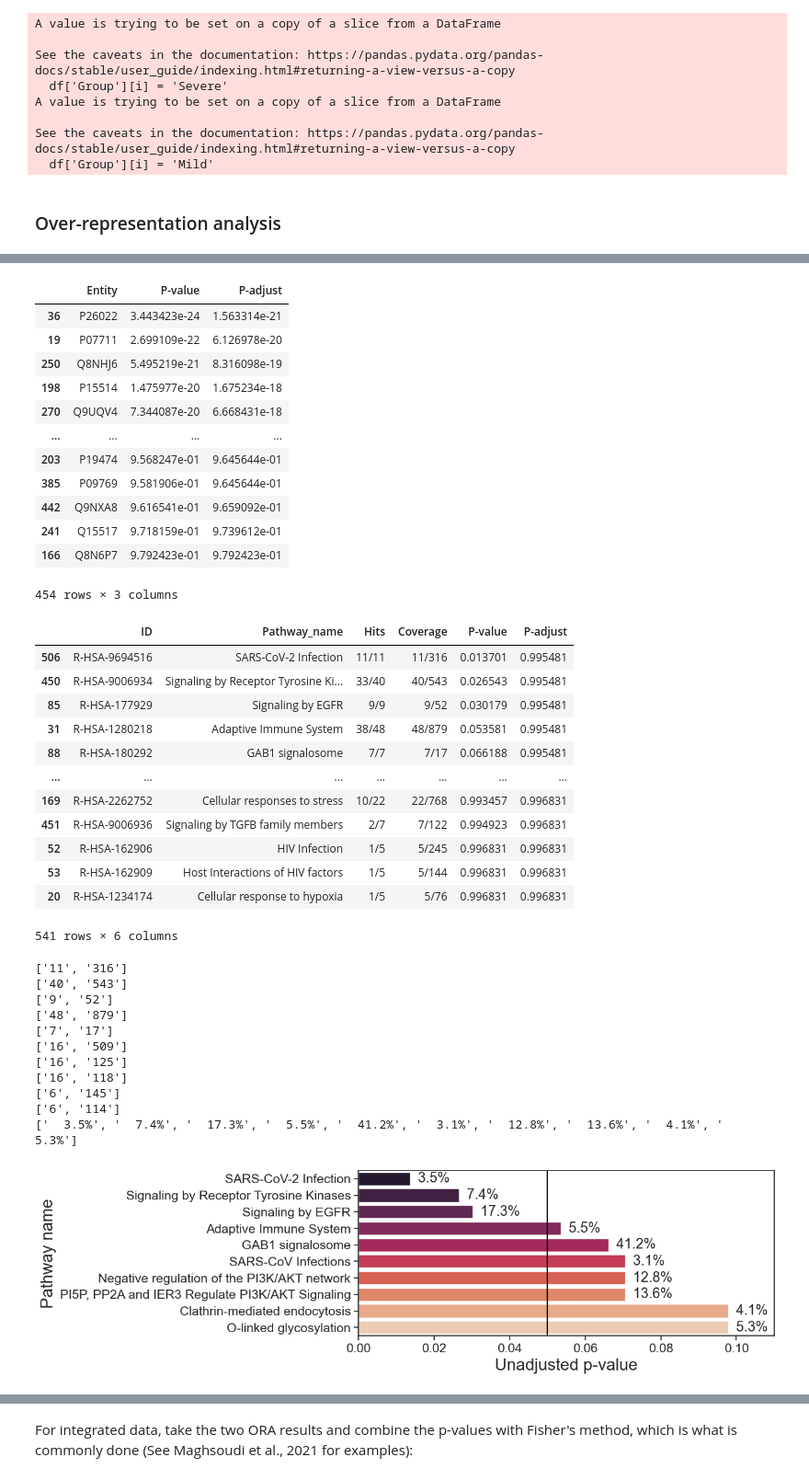
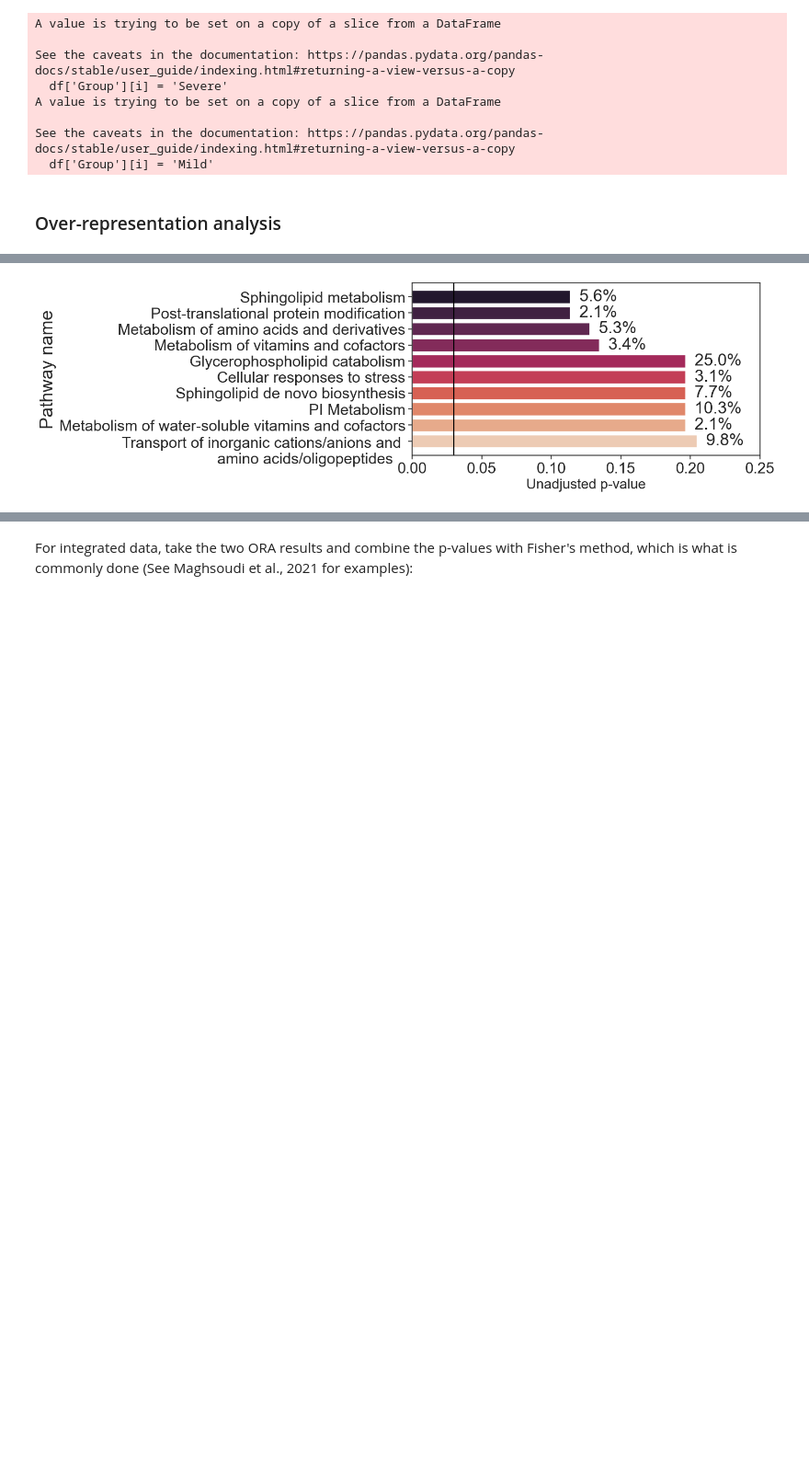
Before and after one commit to j-keung/multiomics-pathway-analysis, a Jupyter notebook: main_scripts/conventional_PA.ipynb, the cells around one changed output, grey strips where cells are left out. Shown at 92% size. Drawn from its saved outputs; the diff is of its cells as text; code cells hidden in the pictures; blank space fills up the shorter version.

```diff
--- a/main_scripts/conventional_PA.ipynb
+++ b/main_scripts/conventional_PA.ipynb
@@ -38,17 +77,11 @@ See the caveats in the documentation: https://pandas.pydata.org/pandas-docs/stab
+# %%
+#Change name to have a line break otherwise it won't fit on the plot
+top_10_pathways.Pathway_name[62] = '\n Transport of inorganic cations/anions and \n amino acids/oligopeptides   '
 # %%
-#Initiate an ORA object
-ora = sspa.sspa_ora(df.iloc[:,:-2], df["Group"], reactome_pathways, 0.05, custom_background=None)
-#Carry out ORA
-ora_res = ora.over_representation_analysis()
-print(len(ora.DA_molecules))
-display(ora.DA_test_res.sort_values(by="P-value"))
-display(ora_res.sort_values(by="P-value"))
 
+plt.figure(figsize=(9, 4.5))
 
-top_10_pathways = ora_res.sort_values(by="P-value").iloc[0:10, :]
-plt.figure(figsize=(9, 3.6))
-
-sns.set(font_scale = 1.4)
+sns.set(font_scale = 2)
 sns.set_style("ticks") # same as "white" but with ticks
 
 #If you want to colour by significance
@@ -56,8 +89,14 @@ sns.set_style("ticks") # same as "white" but with ticks
 #sns.barplot(data=top_10_pathways, y="Pathway_name", x="P-value", orient="h", palette=bar_color) #rocket, magma
 
 #If you want to colour by gradient
-ax = sns.barplot(data=top_10_pathways, y="Pathway_name", x="P-value", orient="h", palette="rocket") #rocket, magma
+ax = sns.barplot(data=top_10_pathways, y="Pathway_name", x="P-value", orient="h", palette="rocket",dodge=False, width=0.8) #rocket, magma
 
+#Increase space between the bars and the axis
+ax.relim()
+ax.autoscale_view()
+
+
+#Add pathway coverage
 label = []
 for i in top_10_pathways.Coverage:
     num = i.split('/')
@@ -70,13 +109,14 @@ print(label)
 ax.bar_label(ax.containers[0], labels=label)
 
 #plt.title('Metabolomics',fontsize=22,pad=10)
-plt.xlabel('Unadjusted p-value',fontsize=20)
-plt.ylabel('Pathway name',fontsize=20)
-plt.xlim(0, 0.11);
+plt.xlabel('Unadjusted p-value',fontsize=26)
+plt.ylabel('Pathway name',fontsize=26)
+plt.xlim(0, 0.25)
 
-plt.axvline(0.05, c="black")
+
+plt.axvline(0.03, c="black")
 
 
 
-plt.savefig( '../Figures/proteomic_ORA_top_10.png' , dpi=300,bbox_inches = 'tight' , pad_inches = 0.2 , facecolor='w')
+#plt.savefig( '../Figures/metabolomic_ORA_top_10.png' , dpi=300,bbox_inches = 'tight' , pad_inches = 0.2 , facecolor='w')
 # %% [output]
@@ -84,40 +134,3 @@ plt.savefig( '../Figures/proteomic_ORA_top_10.png' , dpi=300,bbox_inches = 'tigh
-|  | Entity | P-value | P-adjust |
-| 36 | P26022 | 3.443423e-24 | 1.563314e-21 |
-| 19 | P07711 | 2.699109e-22 | 6.126978e-20 |
-| 250 | Q8NHJ6 | 5.495219e-21 | 8.316098e-19 |
-| 198 | P15514 | 1.475977e-20 | 1.675234e-18 |
-| 270 | Q9UQV4 | 7.344087e-20 | 6.668431e-18 |
-| ... | ... | ... | ... |
-| 203 | P19474 | 9.568247e-01 | 9.645644e-01 |
-| 385 | P09769 | 9.581906e-01 | 9.645644e-01 |
-| 442 | Q9NXA8 | 9.616541e-01 | 9.659092e-01 |
-| 241 | Q15517 | 9.718159e-01 | 9.739612e-01 |
-| 166 | Q8N6P7 | 9.792423e-01 | 9.792423e-01 |
-454 rows × 3 columns
-|  | ID | Pathway_name | Hits | Coverage | P-value | P-adjust |
-| 506 | R-HSA-9694516 | SARS-CoV-2 Infection | 11/11 | 11/316 | 0.013701 | 0.995481 |
-| 450 | R-HSA-9006934 | Signaling by Receptor Tyrosine Ki... | 33/40 | 40/543 | 0.026543 | 0.995481 |
-| 85 | R-HSA-177929 | Signaling by EGFR | 9/9 | 9/52 | 0.030179 | 0.995481 |
-| 31 | R-HSA-1280218 | Adaptive Immune System | 38/48 | 48/879 | 0.053581 | 0.995481 |
-| 88 | R-HSA-180292 | GAB1 signalosome | 7/7 | 7/17 | 0.066188 | 0.995481 |
-| ... | ... | ... | ... | ... | ... | ... |
-| 169 | R-HSA-2262752 | Cellular responses to stress | 10/22 | 22/768 | 0.993457 | 0.996831 |
-| 451 | R-HSA-9006936 | Signaling by TGFB family members | 2/7 | 7/122 | 0.994923 | 0.996831 |
-| 52 | R-HSA-162906 | HIV Infection | 1/5 | 5/245 | 0.996831 | 0.996831 |
-| 53 | R-HSA-162909 | Host Interactions of HIV factors | 1/5 | 5/144 | 0.996831 | 0.996831 |
-| 20 | R-HSA-1234174 | Cellular response to hypoxia | 1/5 | 5/76 | 0.996831 | 0.996831 |
-541 rows × 6 columns
-['11', '316']
-['40', '543']
-['9', '52']
-['48', '879']
-['7', '17']
-['16', '509']
-['16', '125']
-['16', '118']
-['6', '145']
-['6', '114']
-['  3.5%', '  7.4%', '  17.3%', '  5.5%', '  41.2%', '  3.1%', '  12.8%', '  13.6%', '  4.1%', '  5.3%']
-[figure, old version]
+[figure, new version]
 # %%
 list(top_10_pathways.Coverage)
```
Also changed, not shown: parts of 20 cells of this notebook, 1 other file.
